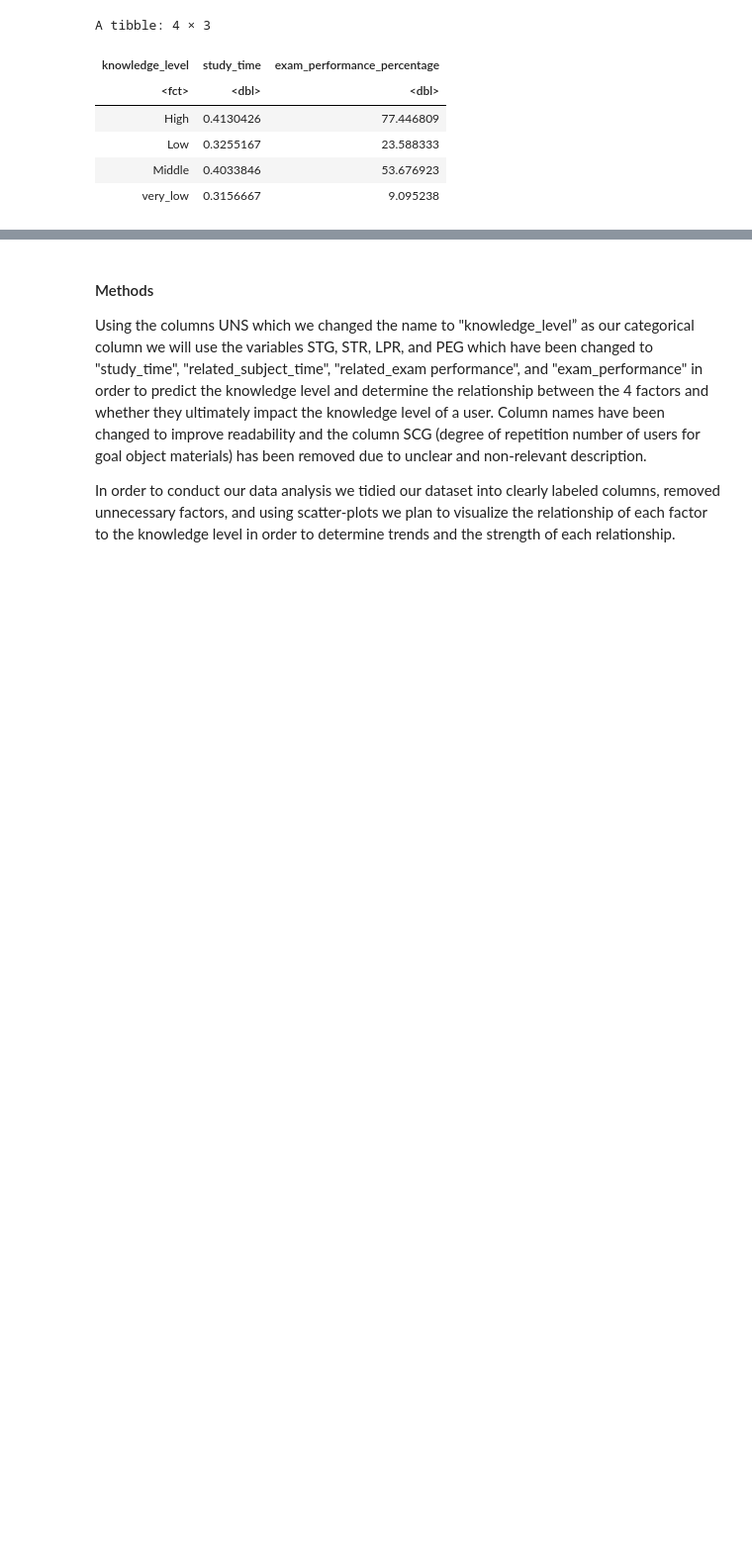
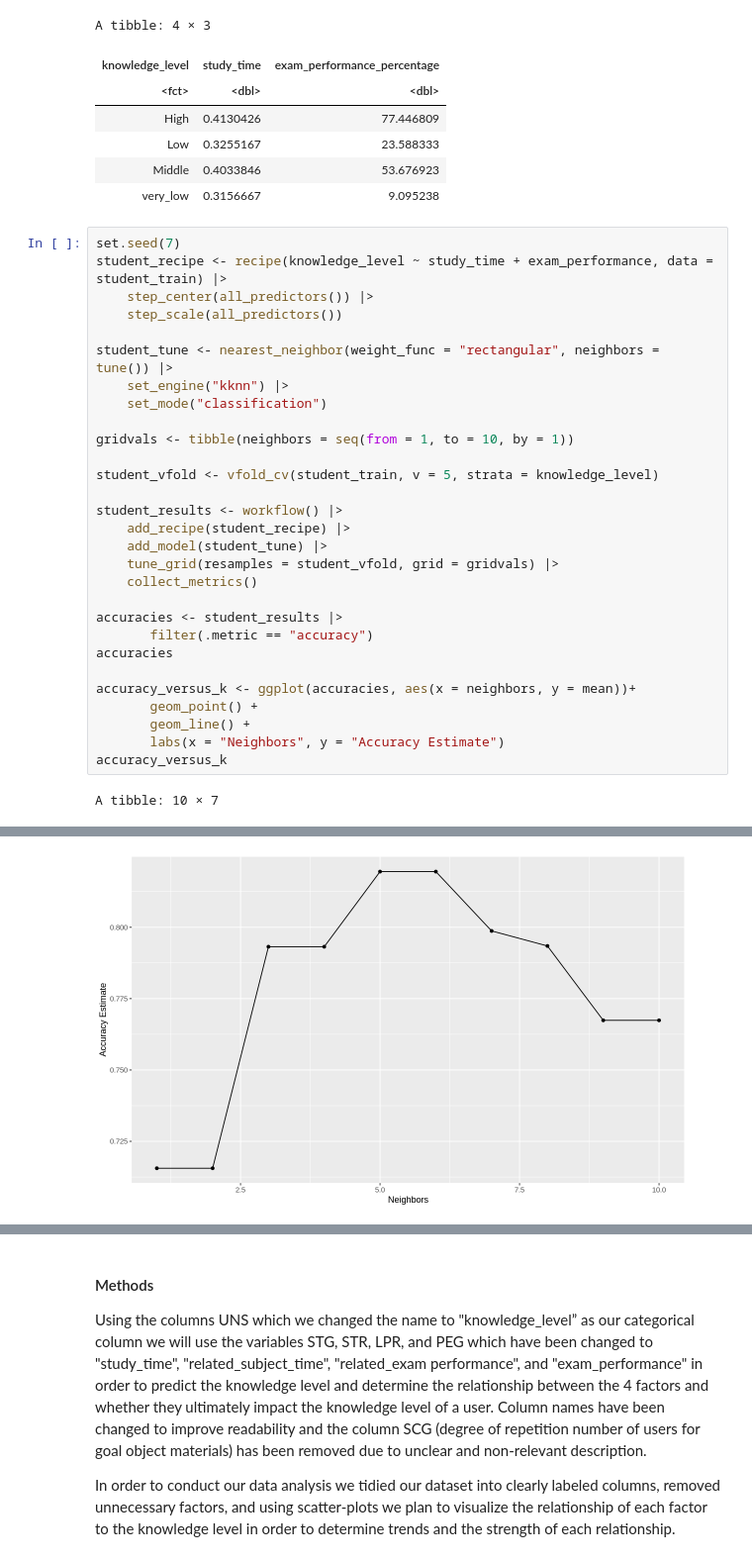
Before and after one commit to maywilsdon/dsci-100-2023s1-group-20, a Jupyter notebook: proposal.ipynb, the cells around one changed output, grey strips where cells are left out. Shown: that part at 99% size. Cells and saved outputs as stored; diff of their text form; blank space fills up the shorter version.

Commit message:
Model and predictions

```diff
--- a/proposal.ipynb
+++ b/proposal.ipynb
@@ -170,3 +170,34 @@ A tibble: 4 × 3
 | Low | 0.3255167 | 23.588333 |
 | Middle | 0.4033846 | 53.676923 |
 | very_low | 0.3156667 | 9.095238 |
+# %%
+set.seed(7)
+student_recipe <- recipe(knowledge_level ~ study_time + exam_performance, data = student_train) |>
+    step_center(all_predictors()) |>
+    step_scale(all_predictors())
+
+student_tune <- nearest_neighbor(weight_func = "rectangular", neighbors = tune()) |>
+    set_engine("kknn") |>
+    set_mode("classification")
+
+gridvals <- tibble(neighbors = seq(from = 1, to = 10, by = 1))
+
+student_vfold <- vfold_cv(student_train, v = 5, strata = knowledge_level)
+
+student_results <- workflow() |>
+    add_recipe(student_recipe) |>
+    add_model(student_tune) |>
+    tune_grid(resamples = student_vfold, grid = gridvals) |>
+    collect_metrics()
+
+accuracies <- student_results |>
+       filter(.metric == "accuracy")
+accuracies
+
+accuracy_versus_k <- ggplot(accuracies, aes(x = neighbors, y = mean))+
+       geom_point() +
+       geom_line() +
+       labs(x = "Neighbors", y = "Accuracy Estimate")
+accuracy_versus_k
+# %% [output]
+A tibble: 10 × 7
@@ -172,0 +216 @@ A tibble: 4 × 3
+[figure, added]
```
Also changed, not shown: parts of 2 cells of this notebook.
